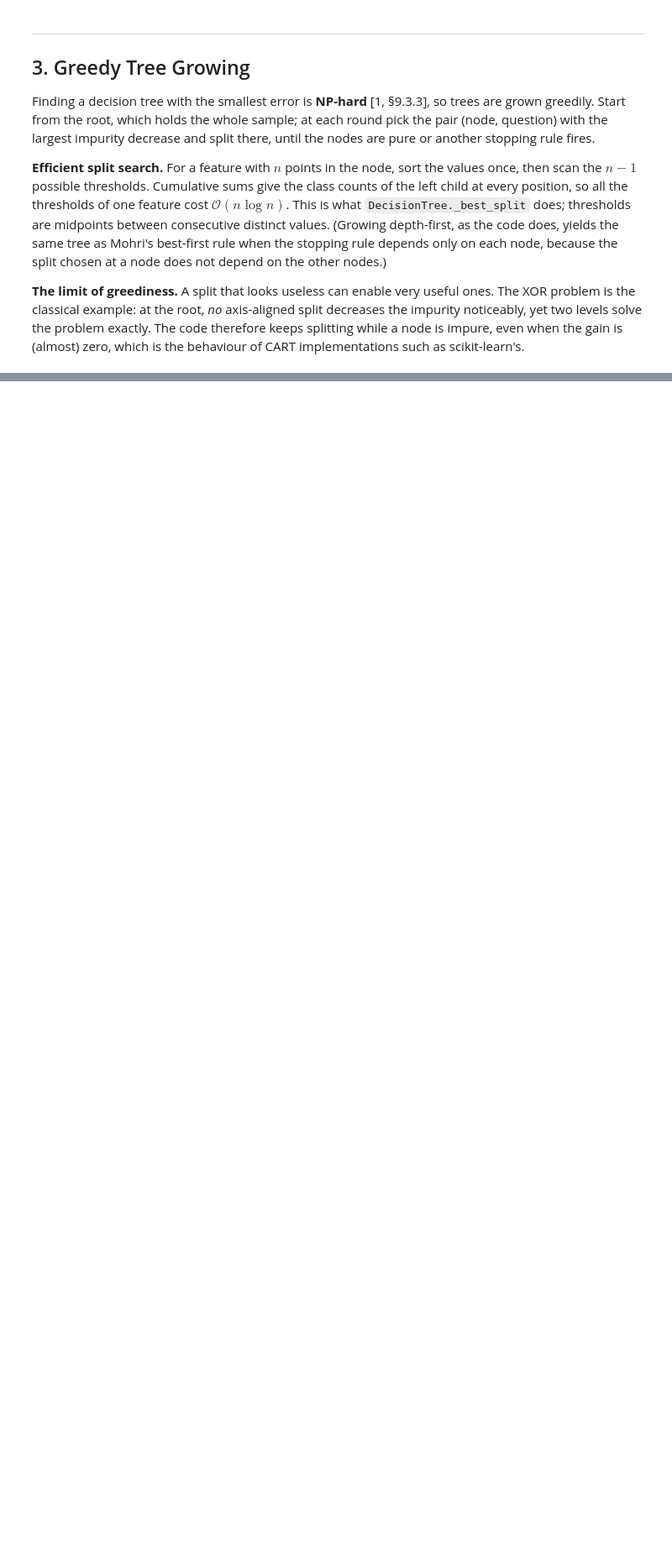
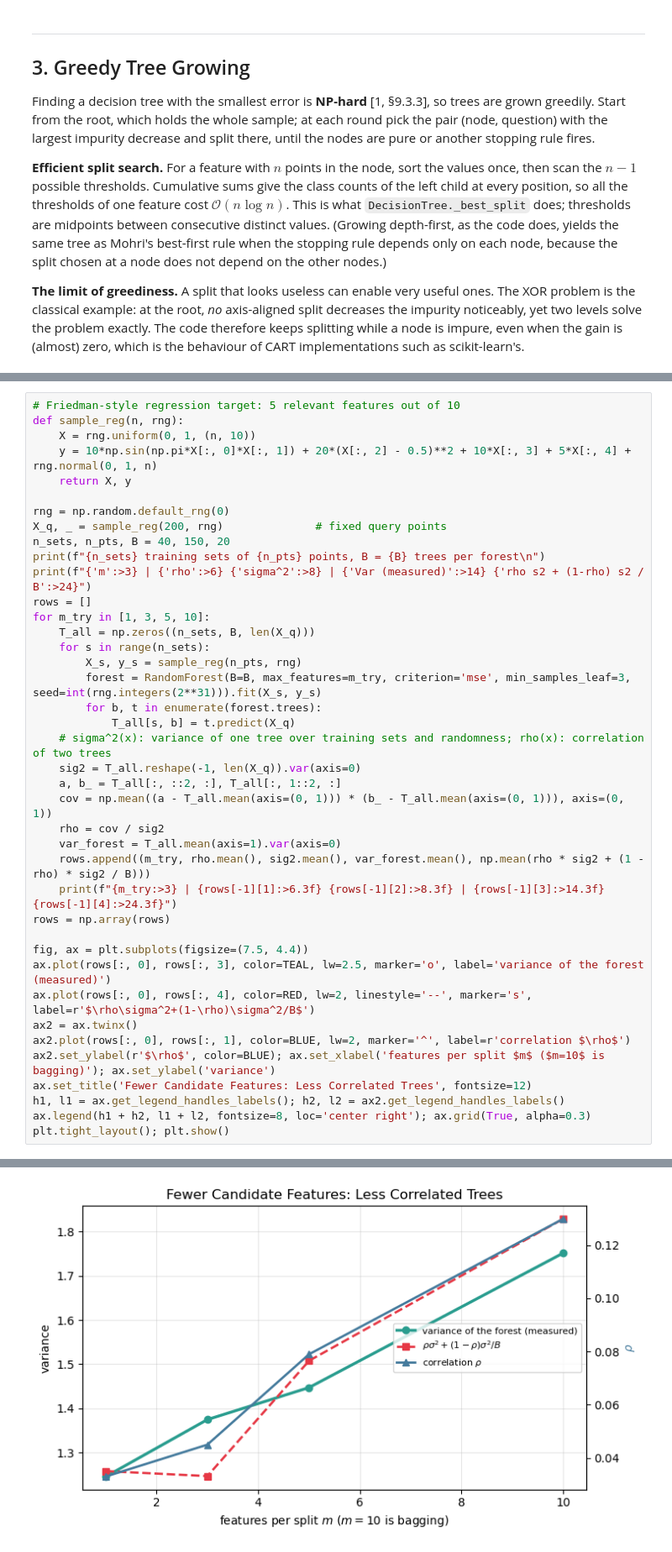
Before and after one commit to matteoguerrucci7-max/Machine-Learning, a Jupyter notebook: 09_decision_trees_random_forest_boosting.ipynb, the cells around one changed output, grey strips where cells are left out. Shown at 84% size. Drawn from its saved outputs; the diff is of its cells as text; blank space fills up the shorter version.

```diff
--- a/09_decision_trees_random_forest_boosting.ipynb
+++ b/09_decision_trees_random_forest_boosting.ipynb
@@ -586,0 +817,41 @@ plt.tight_layout(); plt.show()
+# %%
+# Friedman-style regression target: 5 relevant features out of 10
+def sample_reg(n, rng):
+    X = rng.uniform(0, 1, (n, 10))
+    y = 10*np.sin(np.pi*X[:, 0]*X[:, 1]) + 20*(X[:, 2] - 0.5)**2 + 10*X[:, 3] + 5*X[:, 4] + rng.normal(0, 1, n)
+    return X, y
+
+rng = np.random.default_rng(0)
+X_q, _ = sample_reg(200, rng)              # fixed query points
+n_sets, n_pts, B = 40, 150, 20
+print(f"{n_sets} training sets of {n_pts} points, B = {B} trees per forest\n")
+print(f"{'m':>3} | {'rho':>6} {'sigma^2':>8} | {'Var (measured)':>14} {'rho s2 + (1-rho) s2 / B':>24}")
+rows = []
+for m_try in [1, 3, 5, 10]:
+    T_all = np.zeros((n_sets, B, len(X_q)))
+    for s in range(n_sets):
+        X_s, y_s = sample_reg(n_pts, rng)
+        forest = RandomForest(B=B, max_features=m_try, criterion='mse', min_samples_leaf=3, seed=int(rng.integers(2**31))).fit(X_s, y_s)
+        for b, t in enumerate(forest.trees):
+            T_all[s, b] = t.predict(X_q)
+    # sigma^2(x): variance of one tree over training sets and randomness; rho(x): correlation of two trees
+    sig2 = T_all.reshape(-1, len(X_q)).var(axis=0)
+    a, b_ = T_all[:, ::2, :], T_all[:, 1::2, :]
+    cov = np.mean((a - T_all.mean(axis=(0, 1))) * (b_ - T_all.mean(axis=(0, 1))), axis=(0, 1))
+    rho = cov / sig2
+    var_forest = T_all.mean(axis=1).var(axis=0)
+    rows.append((m_try, rho.mean(), sig2.mean(), var_forest.mean(), np.mean(rho * sig2 + (1 - rho) * sig2 / B)))
+    print(f"{m_try:>3} | {rows[-1][1]:>6.3f} {rows[-1][2]:>8.3f} | {rows[-1][3]:>14.3f} {rows[-1][4]:>24.3f}")
+rows = np.array(rows)
+
+fig, ax = plt.subplots(figsize=(7.5, 4.4))
+ax.plot(rows[:, 0], rows[:, 3], color=TEAL, lw=2.5, marker='o', label='variance of the forest (measured)')
+ax.plot(rows[:, 0], rows[:, 4], color=RED, lw=2, linestyle='--', marker='s', label=r'$\rho\sigma^2+(1-\rho)\sigma^2/B$')
+ax2 = ax.twinx()
+ax2.plot(rows[:, 0], rows[:, 1], color=BLUE, lw=2, marker='^', label=r'correlation $\rho$')
+ax2.set_ylabel(r'$\rho$', color=BLUE); ax.set_xlabel('features per split $m$ ($m=10$ is bagging)'); ax.set_ylabel('variance')
+ax.set_title('Fewer Candidate Features: Less Correlated Trees', fontsize=12)
+h1, l1 = ax.get_legend_handles_labels(); h2, l2 = ax2.get_legend_handles_labels()
+ax.legend(h1 + h2, l1 + l2, fontsize=8, loc='center right'); ax.grid(True, alpha=0.3)
+plt.tight_layout(); plt.show()
+# %% [output]
@@ -586,0 +865 @@ plt.tight_layout(); plt.show()
+[figure, added]
```
Also changed, not shown: parts of 34 cells of this notebook.
